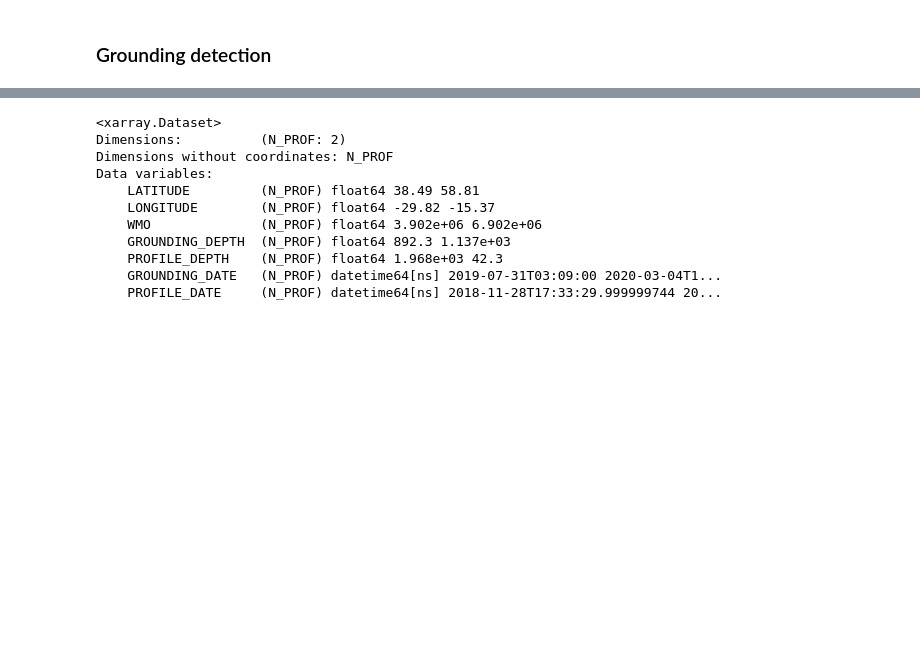
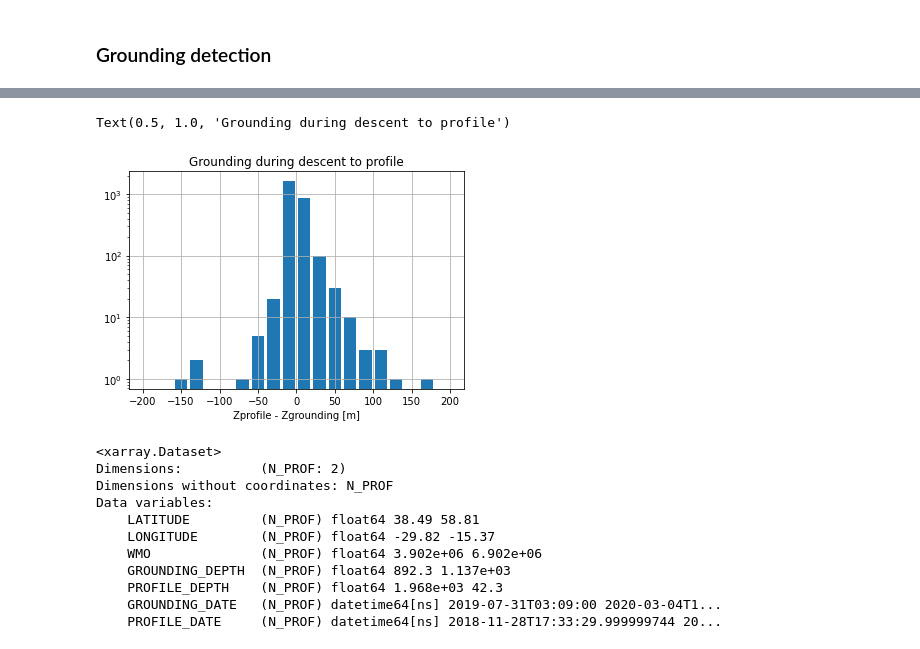
Before and after one commit to quai20/argobathy, a Jupyter notebook: grounded_profiles.ipynb, the cells around one changed output, grey strips where cells are left out. Saved outputs shown, nothing was run; the diff lists cells and outputs as text; code cells hidden in the pictures; blank space fills up the shorter version.

```diff
--- a/grounded_profiles.ipynb
+++ b/grounded_profiles.ipynb
@@ -165,2 +259,10 @@ plt.gca().set_yscale('log')
+# %%
+_ = (df1['PROFILE_DEPTH']-df1['GROUNDING_DEPTH']).plot.hist(bins=20,rwidth=0.8,range=[-200,200])
+plt.xlabel('Zprofile - Zgrounding [m]')
+plt.gca().set_yscale('log')
+plt.gca().set_title('Grounding during descent to profile')
+# %% [output]
+Text(0.5, 1.0, 'Grounding during descent to profile')
+[figure, added]
 # %%
 # 2 OUTLIERS = 1 FALSE GROUNDING + 1 bad PROFILE MAX DEPTH
```
Also changed, not shown: parts of 17 cells of this notebook.
